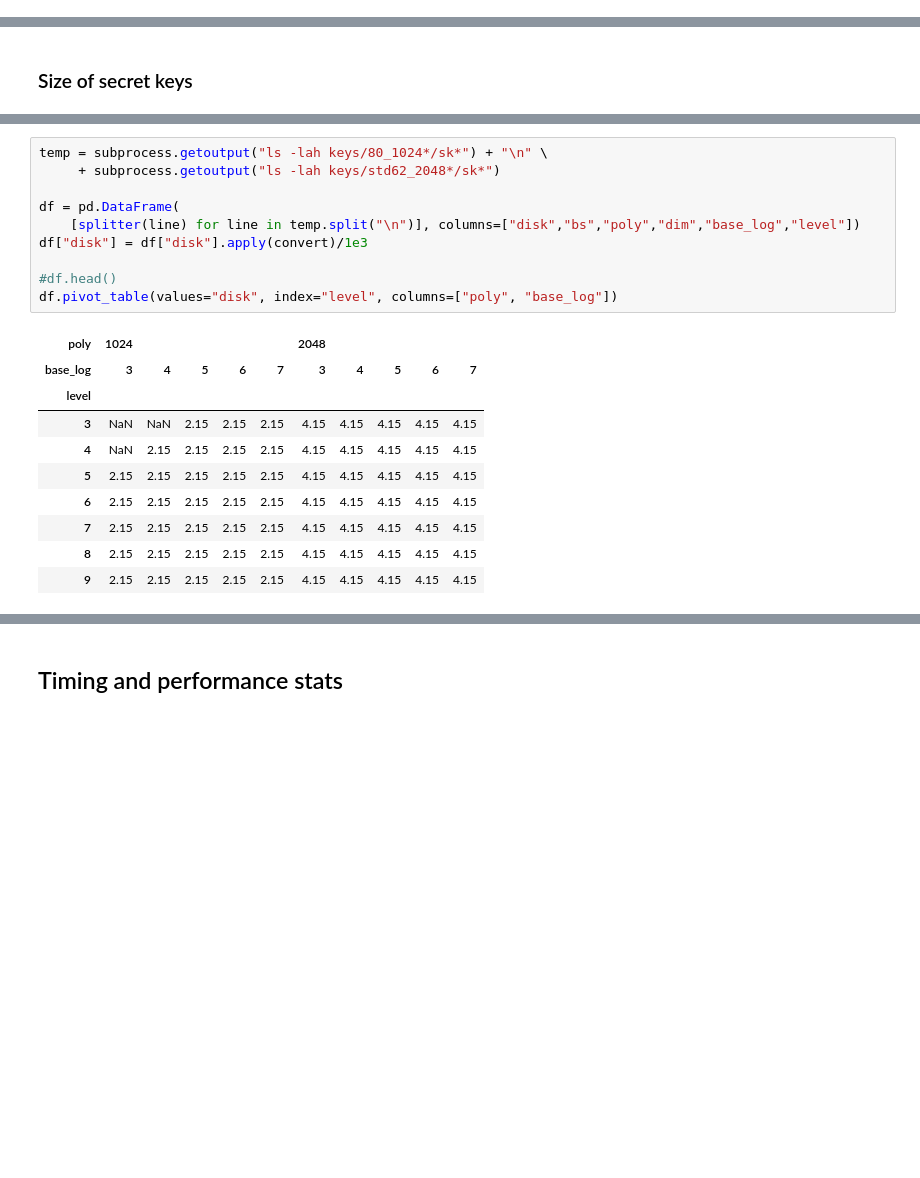
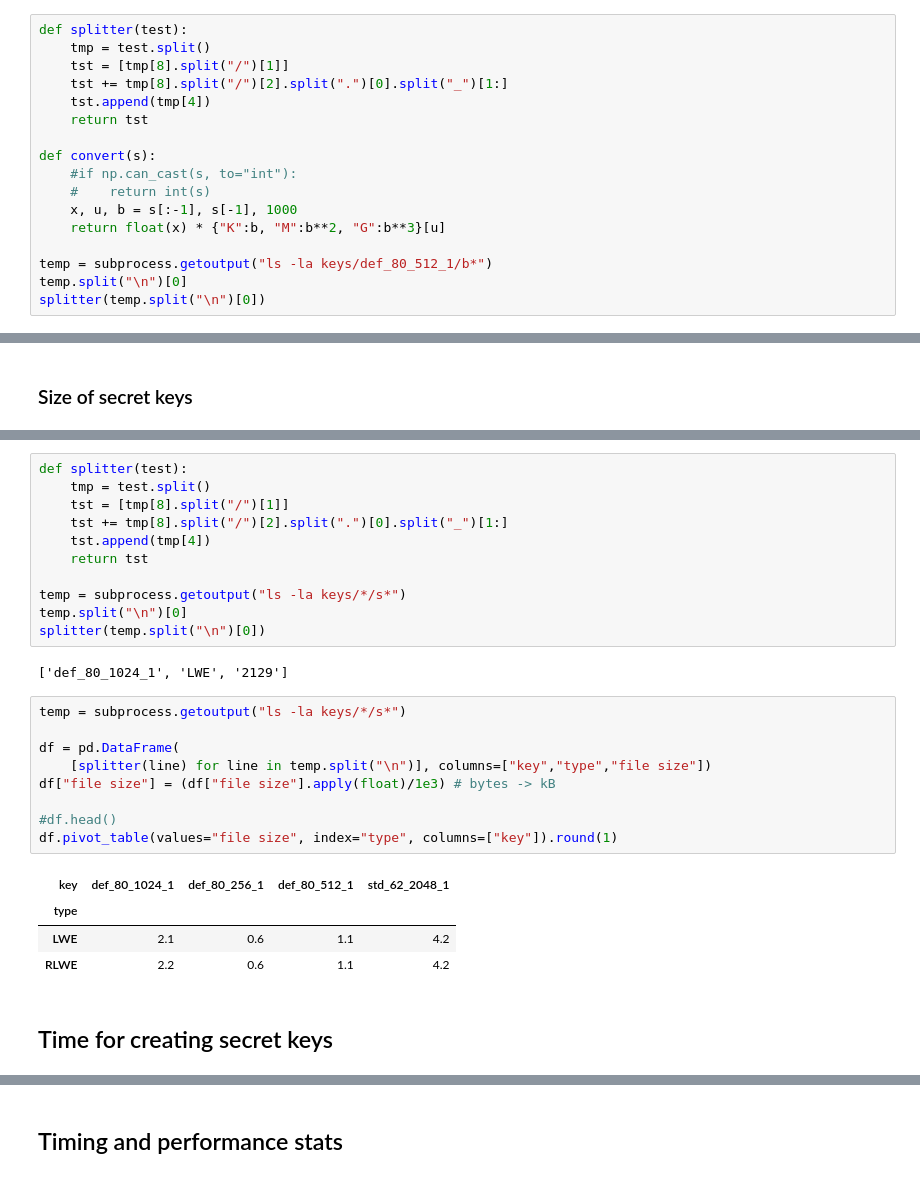
Before and after one commit to rickardbrannvall/HEIDA, a Jupyter notebook: examples/test_performance/basic_stats.ipynb, the cells around one changed output, grey strips where cells are left out. Saved outputs shown, nothing was run; the diff lists cells and outputs as text; blank space fills up the shorter version.

```diff
--- a/examples/test_performance/basic_stats.ipynb
+++ b/examples/test_performance/basic_stats.ipynb
@@ -24 +22,18 @@ def convert(s):
+# %%
+def splitter(test):
+    tmp = test.split()
+    tst = [tmp[8].split("/")[1]]
+    tst += tmp[8].split("/")[2].split(".")[0].split("_")[1:]
+    tst.append(tmp[4])
+    return tst
+
+def convert(s):
+    #if np.can_cast(s, to="int"):
+    #    return int(s)
+    x, u, b = s[:-1], s[-1], 1000
+    return float(x) * {"K":b, "M":b**2, "G":b**3}[u]
+
+temp = subprocess.getoutput("ls -la keys/def_80_512_1/b*")
+temp.split("\n")[0]
+splitter(temp.split("\n")[0])
 # %%
@@ -67,21 +73,29 @@ print(temp)
+# %%
+def splitter(test):
+    tmp = test.split()
+    tst = [tmp[8].split("/")[1]]
+    tst += tmp[8].split("/")[2].split(".")[0].split("_")[1:]
+    tst.append(tmp[4])
+    return tst
+
+temp = subprocess.getoutput("ls -la keys/*/s*")
+temp.split("\n")[0]
+splitter(temp.split("\n")[0])
+# %% [output]
+['def_80_1024_1', 'LWE', '2129']
 # %%
-temp = subprocess.getoutput("ls -lah keys/80_1024*/sk*") + "\n" \
-     + subprocess.getoutput("ls -lah keys/std62_2048*/sk*")
+temp = subprocess.getoutput("ls -la keys/*/s*")
 
 df = pd.DataFrame(
-    [splitter(line) for line in temp.split("\n")], columns=["disk","bs","poly","dim","base_log","level"])
-df["disk"] = df["disk"].apply(convert)/1e3
+    [splitter(line) for line in temp.split("\n")], columns=["key","type","file size"])
+df["file size"] = (df["file size"].apply(float)/1e3) # bytes -> kB
 
 #df.head()
-df.pivot_table(values="disk", index="level", columns=["poly", "base_log"])
+df.pivot_table(values="file size", index="type", columns=["key"]).round(1)
 # %% [output]
-| poly | 1024 |  |  |  |  | 2048 |  |  |  |  |
-| base_log | 3 | 4 | 5 | 6 | 7 | 3 | 4 | 5 | 6 | 7 |
-| level |  |  |  |  |  |  |  |  |  |  |
-| 3 | NaN | NaN | 2.15 | 2.15 | 2.15 | 4.15 | 4.15 | 4.15 | 4.15 | 4.15 |
-| 4 | NaN | 2.15 | 2.15 | 2.15 | 2.15 | 4.15 | 4.15 | 4.15 | 4.15 | 4.15 |
-| 5 | 2.15 | 2.15 | 2.15 | 2.15 | 2.15 | 4.15 | 4.15 | 4.15 | 4.15 | 4.15 |
-| 6 | 2.15 | 2.15 | 2.15 | 2.15 | 2.15 | 4.15 | 4.15 | 4.15 | 4.15 | 4.15 |
-| 7 | 2.15 | 2.15 | 2.15 | 2.15 | 2.15 | 4.15 | 4.15 | 4.15 | 4.15 | 4.15 |
-| 8 | 2.15 | 2.15 | 2.15 | 2.15 | 2.15 | 4.15 | 4.15 | 4.15 | 4.15 | 4.15 |
-| 9 | 2.15 | 2.15 | 2.15 | 2.15 | 2.15 | 4.15 | 4.15 | 4.15 | 4.15 | 4.15 |
+| key | def_80_1024_1 | def_80_256_1 | def_80_512_1 | std_62_2048_1 |
+| type |  |  |  |  |
+| LWE | 2.1 | 0.6 | 1.1 | 4.2 |
+| RLWE | 2.2 | 0.6 | 1.1 | 4.2 |
+# %% [markdown]
+## Time for creating secret keys
```
Also changed, not shown: parts of 14 cells of this notebook, 5 other files.
